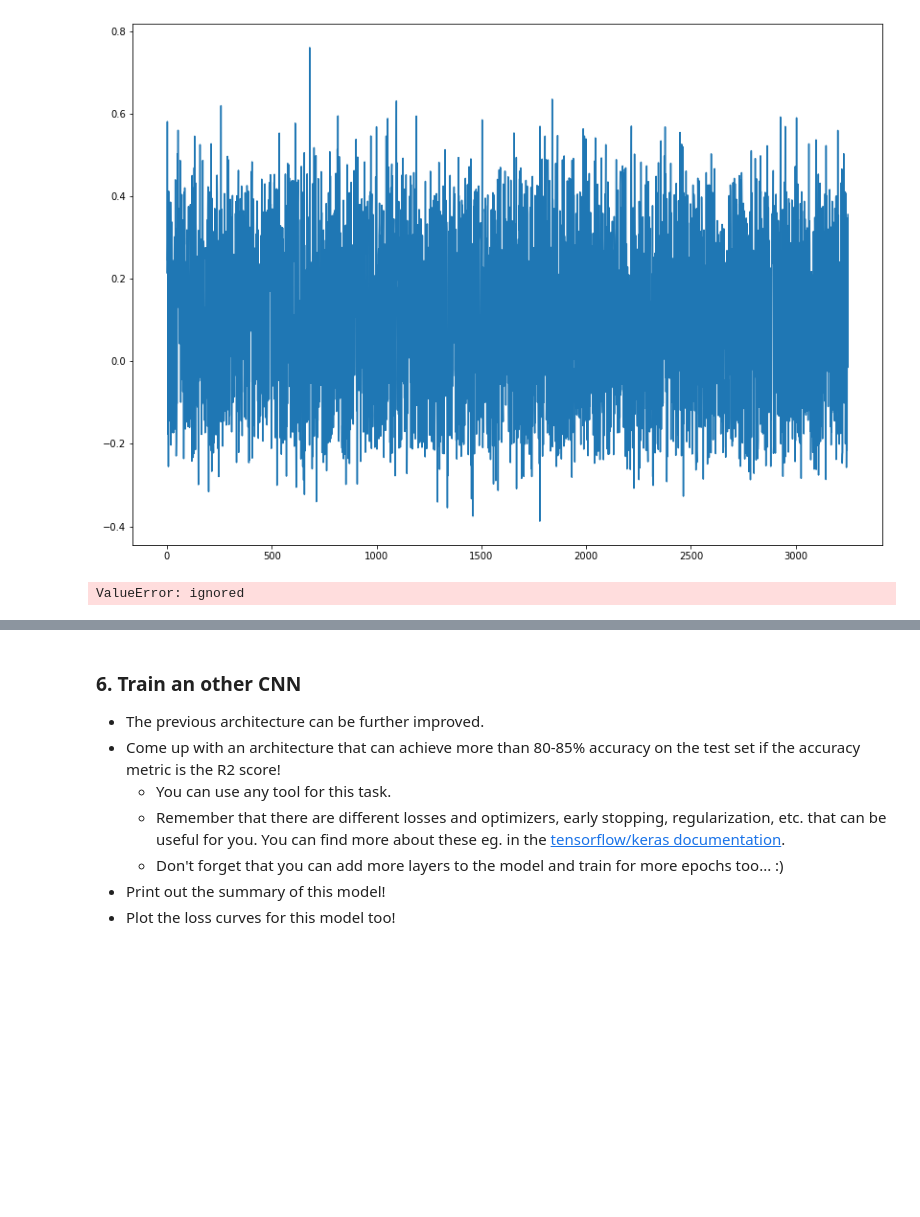
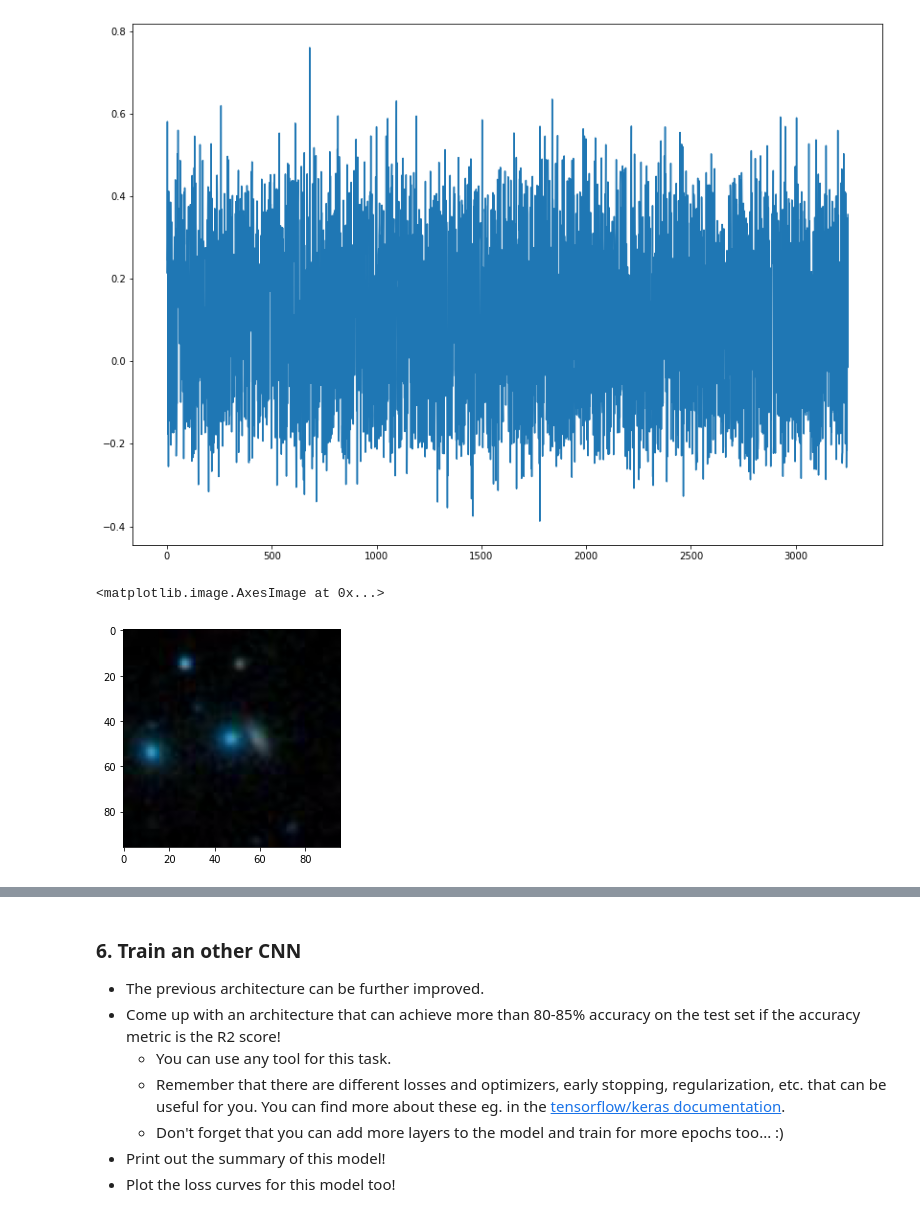
Before and after one commit to barnabasp/ML_Course, a Jupyter notebook: bporfy_lab_10_cnn.ipynb, the cells around one changed output, grey strips where cells are left out. Drawn from its saved outputs; the diff is of its cells as text; code cells hidden in the pictures; blank space fills up the shorter version.

```diff
--- a/bporfy_lab_10_cnn.ipynb
+++ b/bporfy_lab_10_cnn.ipynb
@@ -492,17 +493,3 @@ plt.plot(y_test - y_pred[:,0])
 # %% [output]
 [<matplotlib.lines.Line2D at 0x...>]
 [figure]
-# %%
-cm = metrics.confusion_matrix(y_test, y_pred)
-plt.figure(figsize=(9,9))
-sns.heatmap(cm,
-            annot=True,
-            fmt="d",
-            linewidths=.5,
-            square = True,
-            xticklabels=np.unique(y_pred),
-            yticklabels=np.unique(y_pred))
-plt.ylabel('Original',fontsize=15)
-plt.xlabel('Predicted',fontsize=15)
-# %% [output]
-ValueError: ignored
@@ -508,0 +502,5 @@ ValueError: ignored
+# %%
+plt.imshow(X_test[21].reshape(96,96,3))
+# %% [output]
+<matplotlib.image.AxesImage at 0x...>
+[figure, added]
```
Also changed, not shown: parts of 7 cells of this notebook.
